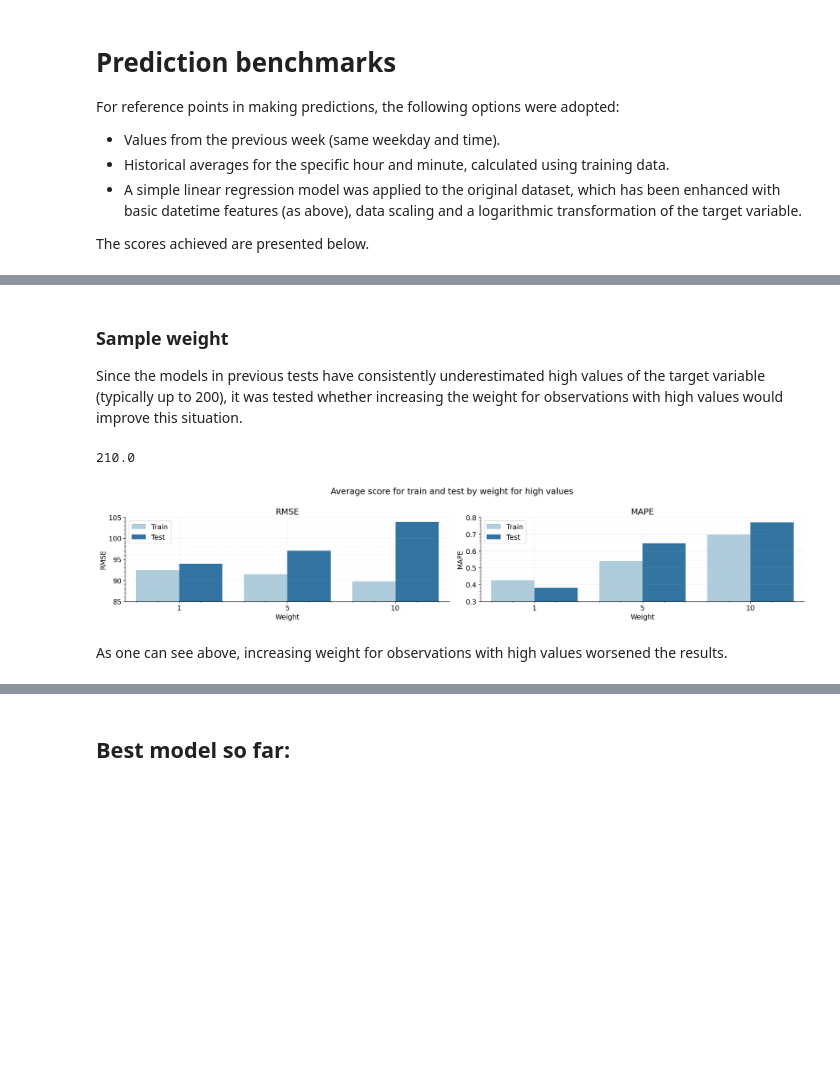
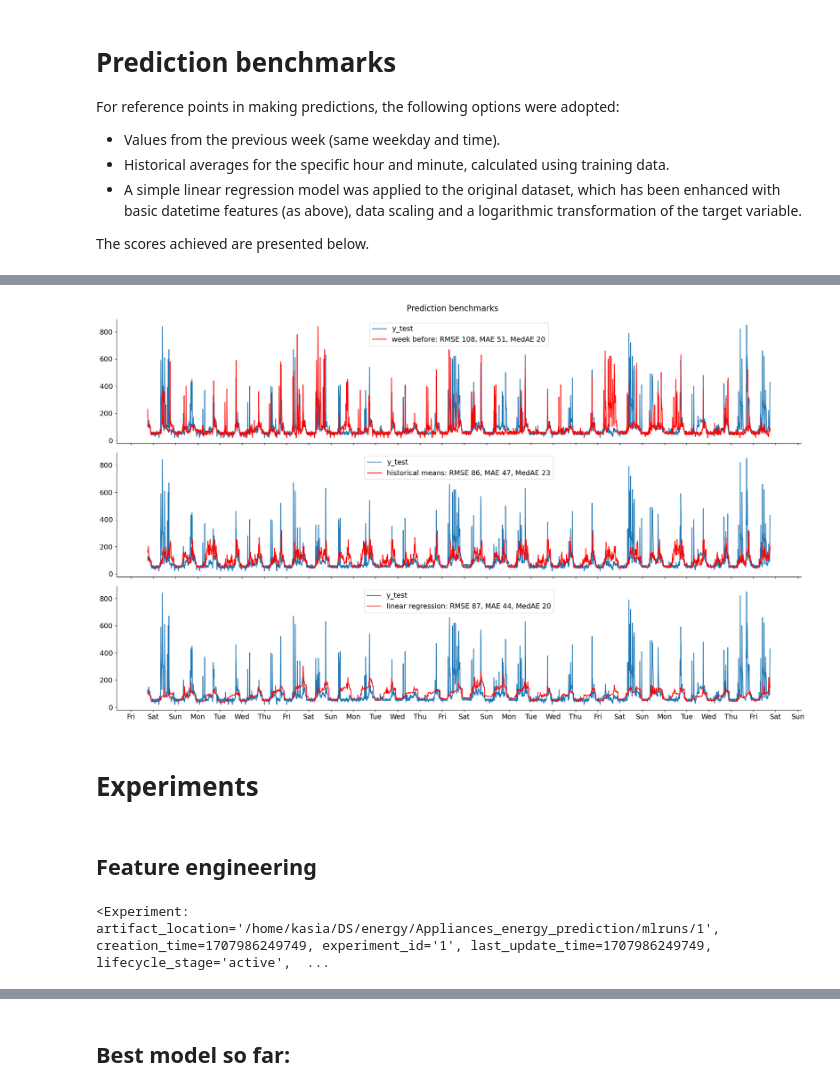
Before and after one commit to k-katarzyna/Appliances_Energy_Prediction, a Jupyter notebook: Appliances_energy_prediction/1_experiments.ipynb, the cells around one changed output, grey strips where cells are left out. Cells and saved outputs as stored; diff of their text form; code cells hidden in the pictures; blank space fills up the shorter version.

Commit message:
revised experiments

```diff
--- a/Appliances_energy_prediction/1_experiments.ipynb
+++ b/Appliances_energy_prediction/1_experiments.ipynb
@@ -89,22 +104,0 @@ In the initial experiments, data augmented with additional features (based on *0
-# %%
-lags = [1, 2, 3, 6, 24, 72, 144]
-mov_windows = [2, 3, 6, 24, 72, 144]
-# n_test = 4*144*7
-
-enhanced_data = (enhancer
-                 .mark_high_values()
-                 .mark_empty_home_days()
-                 .add_lagged_features(lags=lags)
-                 .add_moving_average(windows=mov_windows)
-                 .add_moving_sum(windows=mov_windows)
-                 .dropna()
-                 .data)
-
-X_train_lin, X_test_lin, y_train, y_test = return_train_test_data(enhanced_data,
-                                                                  n_test,
-                                                                  xy=True,
-                                                                  ohe_drop_first=True)
-X_train_tree, X_test_tree, *_  = return_train_test_data(enhanced_data,
-                                                          n_test,
-                                                          xy=True)
-X_train_lin.head(3)
@@ -338,8 +104,0 @@ time_series_split(tss, X_train_tree)
-# %% [markdown]
-### Sample weight
-
-Since the models in previous tests have consistently underestimated high values of the target variable (typically up to 200), it was tested whether increasing the weight for observations with high values would improve this situation.
-# %%
-np.quantile(y_train, 0.90)
-# %% [output]
-210.0
@@ -409,16 +105,13 @@ for weight in weights:
-# %%
-last_runs = os.listdir("mlruns/1")
-runs = mlflow.search_runs(experiment_ids=["1"])
-filtered_runs = runs[runs.apply(lambda x: x.isin(last_runs)).any(axis=1)]
-
-filtered_runs = (filtered_runs.groupby(["params.weight"])[['metrics.best_mape', 'metrics.best_mape_train',
-                                                          'metrics.best_rmse', 'metrics.best_rmse_train',
-                                                          'metrics.best_mae', 'metrics.best_mae_train']]
-                 .mean()
-                 .reset_index())
-
-scores_for_weights(filtered_runs)
-# %% [output]
-[figure, removed]
-# %% [markdown]
-As one can see above, increasing weight for observations with high values worsened the results.
+# %%
+prediction_benchmarks(enhanced_data, N_TEST)
+# %% [output]
+[figure, added]
+# %% [markdown]
+# Experiments
+# %% [markdown]
+## Feature engineering
+# %%
+# mlflow.create_experiment(name="Feature_engineering")
+mlflow.set_experiment("Feature_engineering")
+# %% [output]
+<Experiment: artifact_location='/home/kasia/DS/energy/Appliances_energy_prediction/mlruns/1', creation_time=1707986249749, experiment_id='1', last_update_time=1707986249749, lifecycle_stage='active',  ...
```
Also changed, not shown: parts of 77 cells of this notebook, 9 other files.
